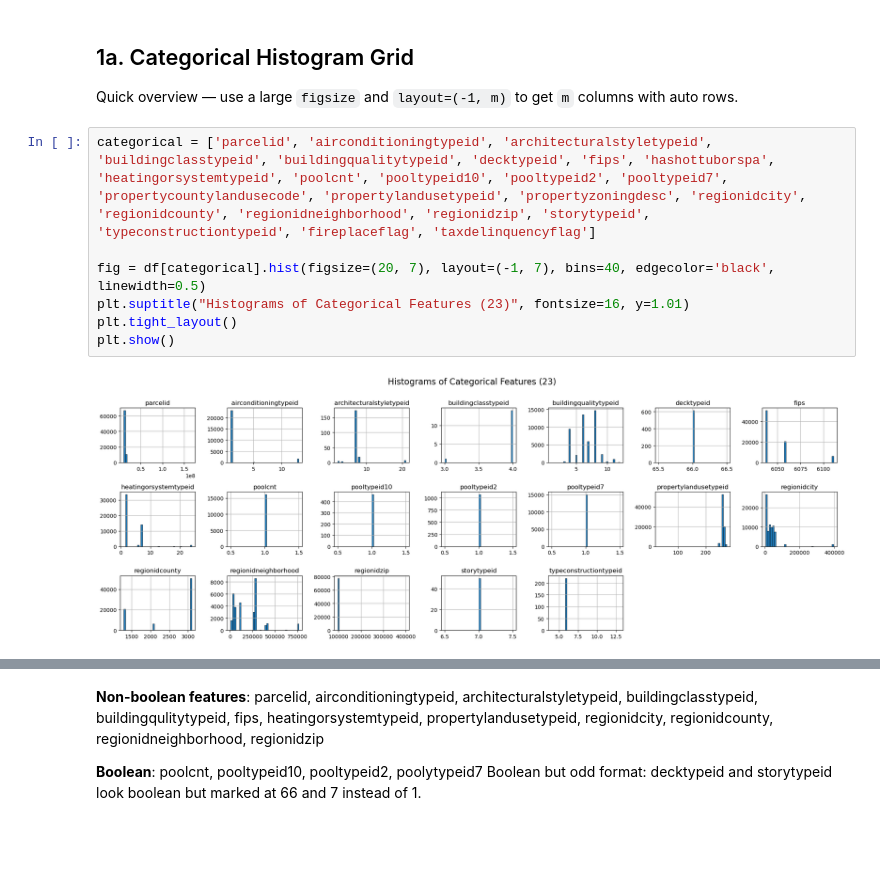
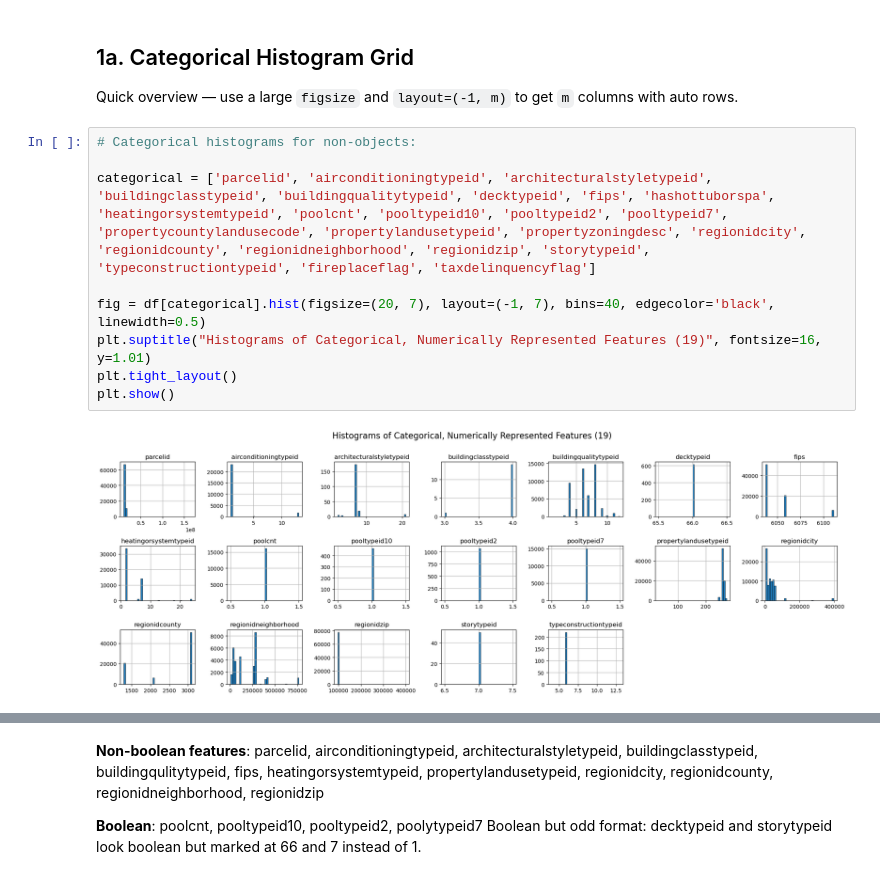
Before and after one commit to kumargaurav-bu-edu/bu_shared_projects, a Jupyter notebook: 02_eda_feature_visualization.ipynb, the cells around one changed output, grey strips where cells are left out. Drawn from its saved outputs; the diff is of its cells as text; blank space fills up the shorter version.

```diff
--- a/02_eda_feature_visualization.ipynb
+++ b/02_eda_feature_visualization.ipynb
@@ -44,11 +44,13 @@ Shape: (77613, 55)
 
 Quick overview — use a large `figsize` and `layout=(-1, m)` to get `m` columns with auto rows.
 # %%
+# Categorical histograms for non-objects:
+
 categorical = ['parcelid', 'airconditioningtypeid', 'architecturalstyletypeid', 'buildingclasstypeid', 'buildingqualitytypeid', 'decktypeid', 'fips', 'hashottuborspa', 'heatingorsystemtypeid', 'poolcnt', 'pooltypeid10', 'pooltypeid2', 'pooltypeid7', 'propertycountylandusecode', 'propertylandusetypeid', 'propertyzoningdesc', 'regionidcity', 'regionidcounty', 'regionidneighborhood', 'regionidzip', 'storytypeid', 'typeconstructiontypeid', 'fireplaceflag', 'taxdelinquencyflag']
 
 fig = df[categorical].hist(figsize=(20, 7), layout=(-1, 7), bins=40, edgecolor='black', linewidth=0.5)
-plt.suptitle("Histograms of Categorical Features (23)", fontsize=16, y=1.01)
+plt.suptitle("Histograms of Categorical, Numerically Represented Features (19)", fontsize=16, y=1.01)
 plt.tight_layout()
 plt.show()
 # %% [output]
-[figure, old version]
+[figure, new version]
```
Also changed, not shown: parts of 12 cells of this notebook, 3 other files.
